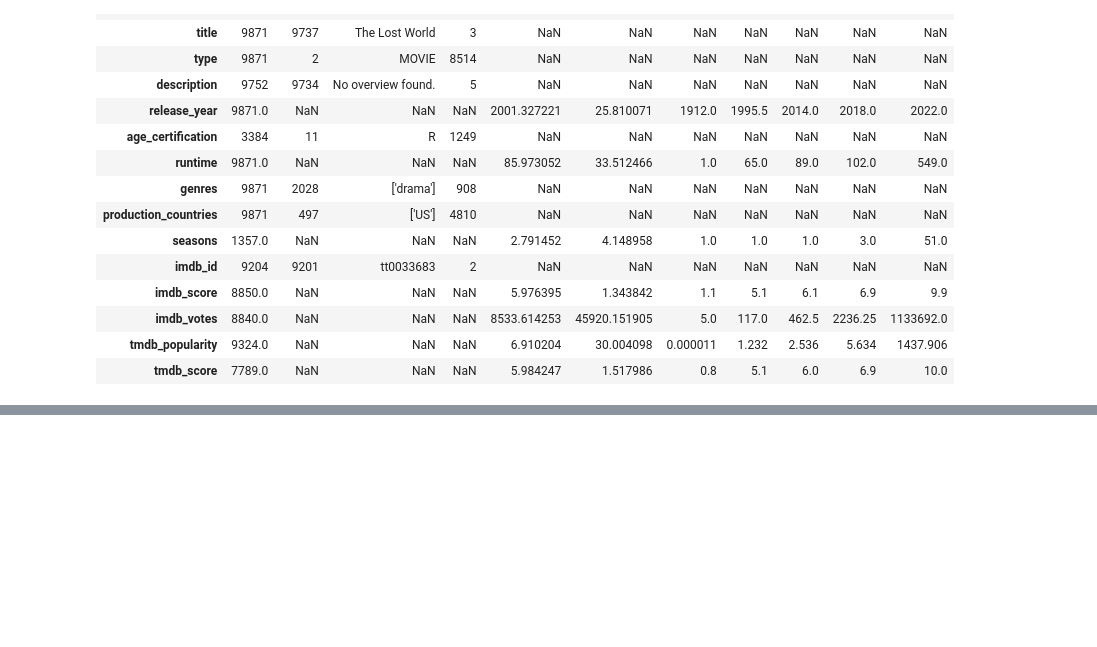
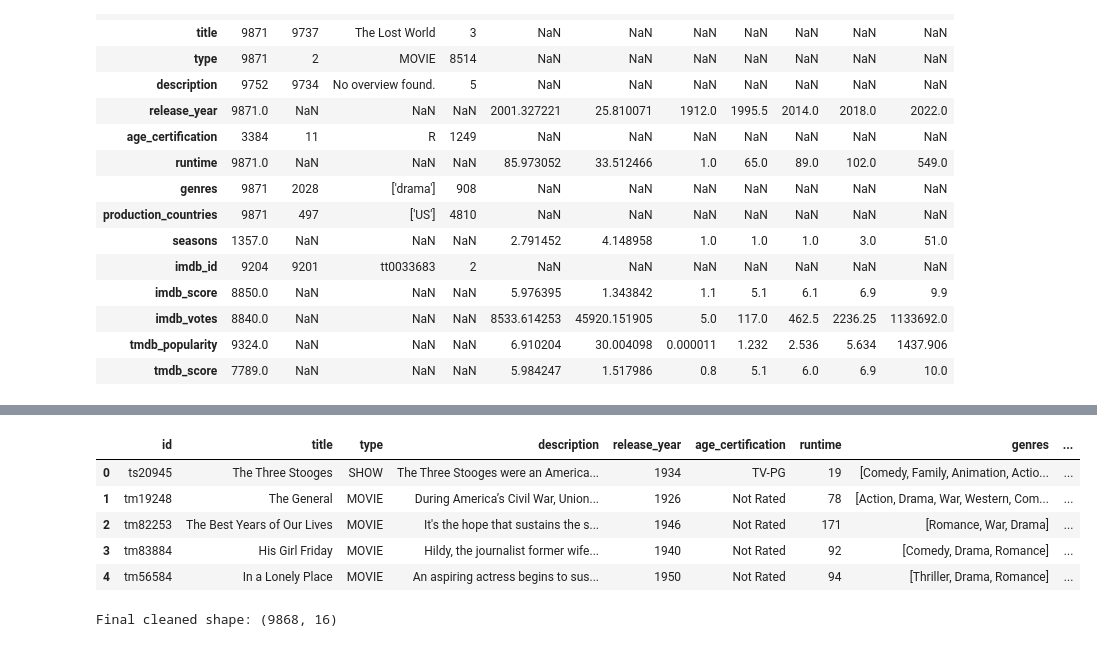
Before and after one commit to Engineer-purvesh18/Amazon_Analysis, a Jupyter notebook: AmazonPrime_Analysis.ipynb, the cells around one changed output, grey strips where cells are left out. Drawn from its saved outputs; the diff is of its cells as text; code cells hidden in the pictures; blank space fills up the shorter version.

Commit message:
Data Cleaning

```diff
--- a/AmazonPrime_Analysis.ipynb
+++ b/AmazonPrime_Analysis.ipynb
@@ -78,0 +109,13 @@ titles.describe(include='all').T
+# %%
+# --- Parse stringified list columns into real Python lists ---
+def parse_list(val):
+    try:
+        parsed = ast.literal_eval(val)
+        return parsed if isinstance(parsed, list) else []
+    except (ValueError, SyntaxError):
+        return []
+
+titles['genres'] = titles['genres'].apply(parse_list)
+titles['production_countries'] = titles['production_countries'].apply(parse_list)
+
+titles[['title', 'genres', 'production_countries']].head()
@@ -78,0 +129,9 @@ titles.describe(include='all').T
+# %%
+# --- Standardize text formatting in categorical columns ---
+titles['title'] = titles['title'].str.strip()
+titles['type'] = titles['type'].str.strip().str.upper()
+titles['genres'] = titles['genres'].apply(lambda lst: [g.strip().title() for g in lst])
+titles['production_countries'] = titles['production_countries'].apply(
+    lambda lst: [c.strip().upper() for c in lst])
+
+print(titles['type'].value_counts())
@@ -78,0 +143,15 @@ titles.describe(include='all').T
+# %%
+# --- Handle remaining missing values ---
+# age_certification: missing means genuinely unrated/unknown -> explicit category, not the mode
+titles['age_certification'] = titles['age_certification'].fillna('Not Rated')
+
+# description: a handful missing -> fill with placeholder (not used for numeric analysis)
+titles['description'] = titles['description'].fillna('No description available')
+
+# seasons: NaN for Movies is structural (not applicable), not missing data -> leave as NaN
+# (Movies simply do not have seasons; imputing would be misleading)
+
+# imdb / tmdb score, votes, popularity: leave as NaN for now - these are analyzed with dropna()
+# per-plot rather than imputed, to avoid biasing rating distributions with fabricated values
+
+print(titles.isnull().sum())
@@ -78,0 +175,17 @@ titles.describe(include='all').T
+# %%
+# --- Convert release_year into a datetime-like Period for potential time-based ops ---
+titles['release_date'] = pd.to_datetime(titles['release_year'].astype(str) + '-01-01')
+
+titles.head()
+# %% [output]
+|  | id | title | type | description | release_year | age_certification | runtime | genres | ... |
+| 0 | ts20945 | The Three Stooges | SHOW | The Three Stooges were an America... | 1934 | TV-PG | 19 | [Comedy, Family, Animation, Actio... | ... |
+| 1 | tm19248 | The General | MOVIE | During America’s Civil War, Union... | 1926 | Not Rated | 78 | [Action, Drama, War, Western, Com... | ... |
+| 2 | tm82253 | The Best Years of Our Lives | MOVIE | It's the hope that sustains the s... | 1946 | Not Rated | 171 | [Romance, War, Drama] | ... |
+| 3 | tm83884 | His Girl Friday | MOVIE | Hildy, the journalist former wife... | 1940 | Not Rated | 92 | [Comedy, Drama, Romance] | ... |
+| 4 | tm56584 | In a Lonely Place | MOVIE | An aspiring actress begins to sus... | 1950 | Not Rated | 94 | [Thriller, Drama, Romance] | ... |
+# %%
+df = titles.copy()  # cleaned working dataframe used throughout the rest of the notebook
+print(f"Final cleaned shape: {df.shape}")
+# %% [output]
+Final cleaned shape: (9868, 16)
```
Also changed, not shown: parts of 8 cells of this notebook.
